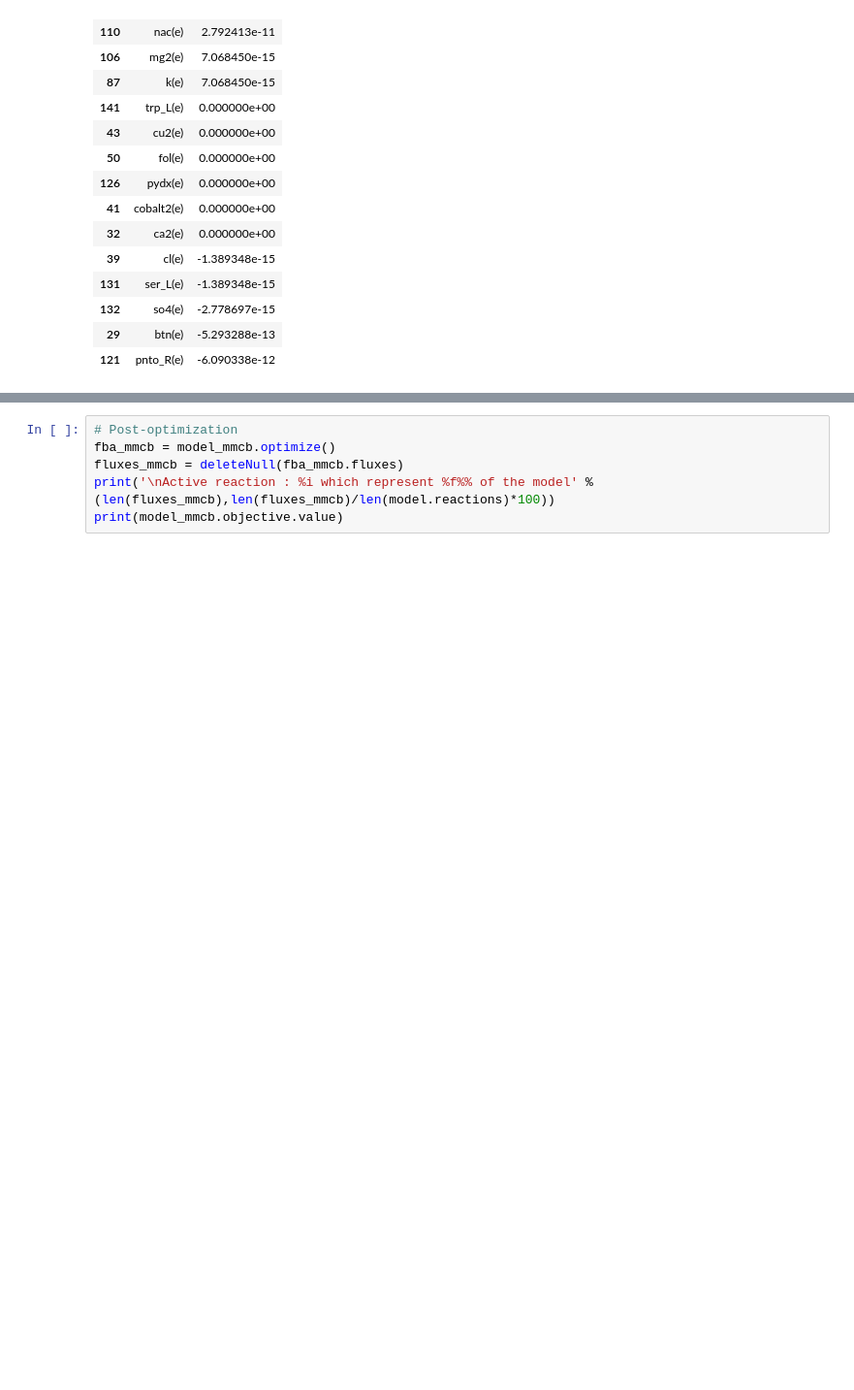
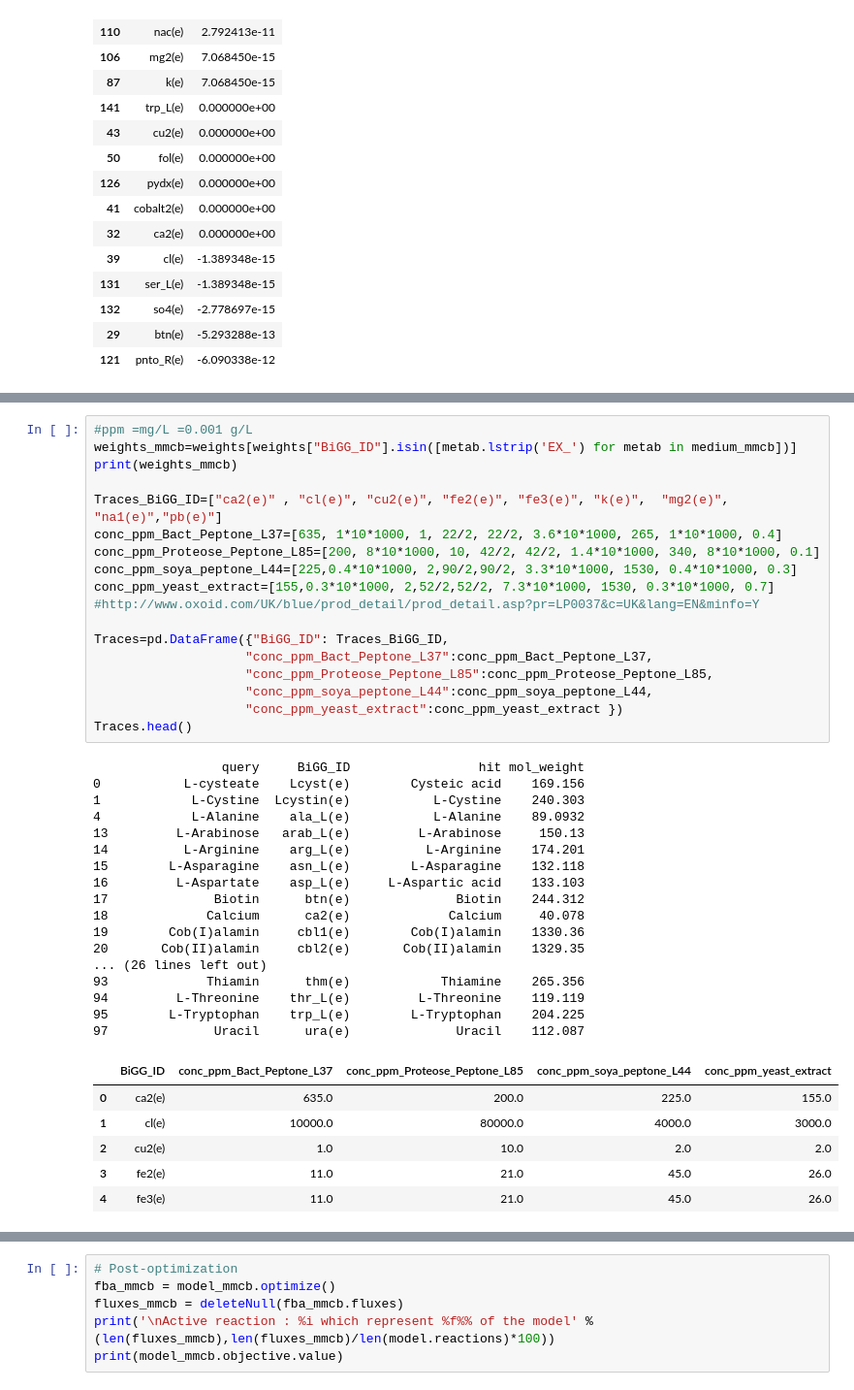
Before and after one commit to PrabJ/Flux_Balance_F_Prausnitzii, a Jupyter notebook: Metabolic_flux.ipynb, the cells around one changed output, grey strips where cells are left out. Shown at 97% size. Saved outputs shown, nothing was run; the diff lists cells and outputs as text; blank space fills up the shorter version.

```diff
--- a/Metabolic_flux.ipynb
+++ b/Metabolic_flux.ipynb
@@ -772,0 +873,42 @@ weights.head()
+# %%
+#ppm =mg/L =0.001 g/L
+weights_mmcb=weights[weights["BiGG_ID"].isin([metab.lstrip('EX_') for metab in medium_mmcb])]
+print(weights_mmcb)
+
+Traces_BiGG_ID=["ca2(e)" , "cl(e)", "cu2(e)", "fe2(e)", "fe3(e)", "k(e)",  "mg2(e)", "na1(e)","pb(e)"]
+conc_ppm_Bact_Peptone_L37=[635, 1*10*1000, 1, 22/2, 22/2, 3.6*10*1000, 265, 1*10*1000, 0.4]
+conc_ppm_Proteose_Peptone_L85=[200, 8*10*1000, 10, 42/2, 42/2, 1.4*10*1000, 340, 8*10*1000, 0.1]
+conc_ppm_soya_peptone_L44=[225,0.4*10*1000, 2,90/2,90/2, 3.3*10*1000, 1530, 0.4*10*1000, 0.3]
+conc_ppm_yeast_extract=[155,0.3*10*1000, 2,52/2,52/2, 7.3*10*1000, 1530, 0.3*10*1000, 0.7]
+#http://www.oxoid.com/UK/blue/prod_detail/prod_detail.asp?pr=LP0037&c=UK&lang=EN&minfo=Y
+
+Traces=pd.DataFrame({"BiGG_ID": Traces_BiGG_ID,
+                    "conc_ppm_Bact_Peptone_L37":conc_ppm_Bact_Peptone_L37,
+                    "conc_ppm_Proteose_Peptone_L85":conc_ppm_Proteose_Peptone_L85,
+                    "conc_ppm_soya_peptone_L44":conc_ppm_soya_peptone_L44,
+                    "conc_ppm_yeast_extract":conc_ppm_yeast_extract })
+Traces.head()
+# %% [output]
+                 query     BiGG_ID                 hit mol_weight
+0           L-cysteate    Lcyst(e)        Cysteic acid    169.156
+1            L-Cystine  Lcystin(e)           L-Cystine    240.303
+4            L-Alanine    ala_L(e)           L-Alanine    89.0932
+13         L-Arabinose   arab_L(e)         L-Arabinose     150.13
+14          L-Arginine    arg_L(e)          L-Arginine    174.201
+15        L-Asparagine    asn_L(e)        L-Asparagine    132.118
+16         L-Aspartate    asp_L(e)     L-Aspartic acid    133.103
+17              Biotin      btn(e)              Biotin    244.312
+18             Calcium      ca2(e)             Calcium     40.078
+19        Cob(I)alamin     cbl1(e)        Cob(I)alamin    1330.36
+20       Cob(II)alamin     cbl2(e)       Cob(II)alamin    1329.35
+... (26 lines left out)
+93             Thiamin      thm(e)            Thiamine    265.356
+94         L-Threonine    thr_L(e)         L-Threonine    119.119
+95        L-Tryptophan    trp_L(e)        L-Tryptophan    204.225
+97              Uracil      ura(e)              Uracil    112.087
+|  | BiGG_ID | conc_ppm_Bact_Peptone_L37 | conc_ppm_Proteose_Peptone_L85 | conc_ppm_soya_peptone_L44 | conc_ppm_yeast_extract |
+| 0 | ca2(e) | 635.0 | 200.0 | 225.0 | 155.0 |
+| 1 | cl(e) | 10000.0 | 80000.0 | 4000.0 | 3000.0 |
+| 2 | cu2(e) | 1.0 | 10.0 | 2.0 | 2.0 |
+| 3 | fe2(e) | 11.0 | 21.0 | 45.0 | 26.0 |
+| 4 | fe3(e) | 11.0 | 21.0 | 45.0 | 26.0 |
```
Also changed, not shown: parts of 9 cells of this notebook.
